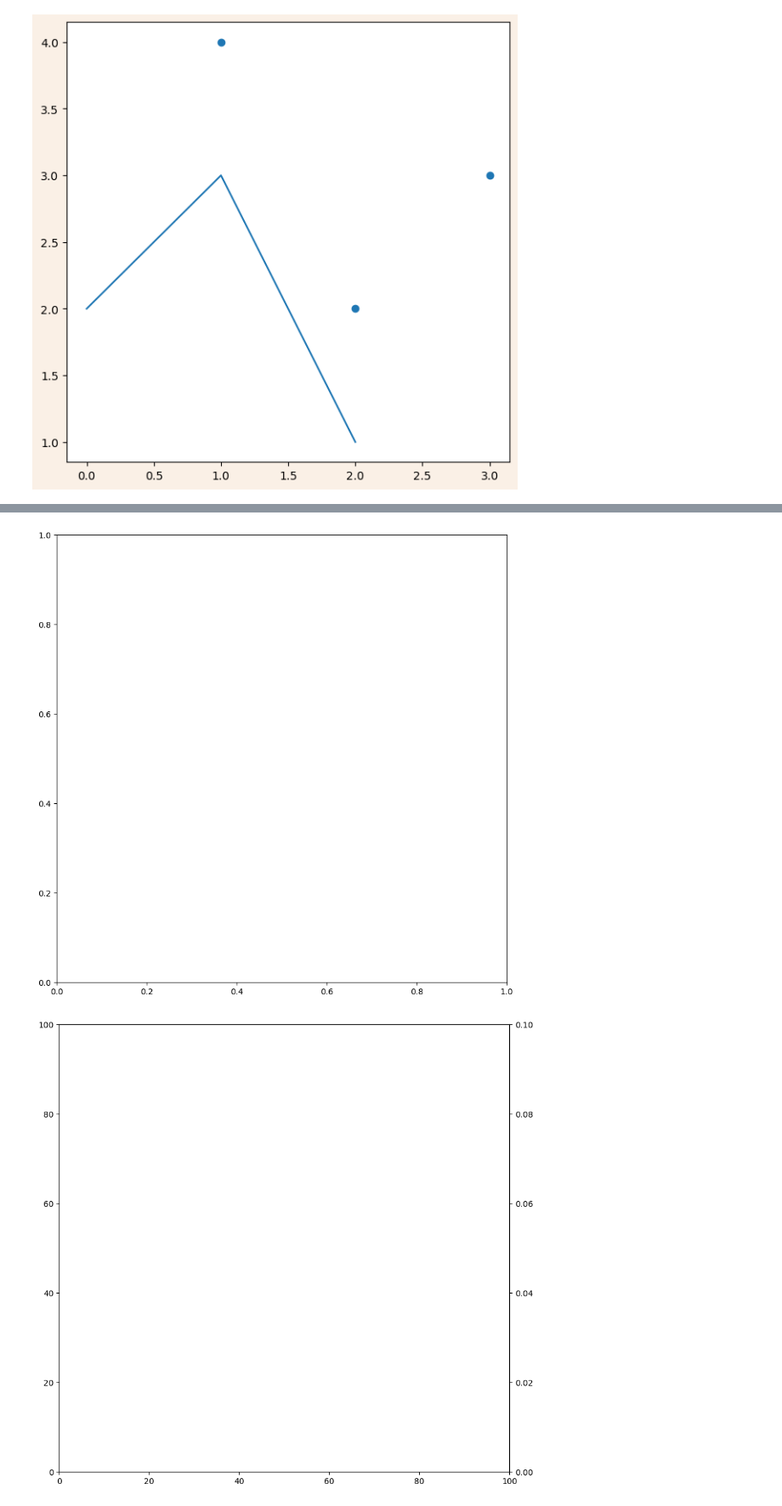
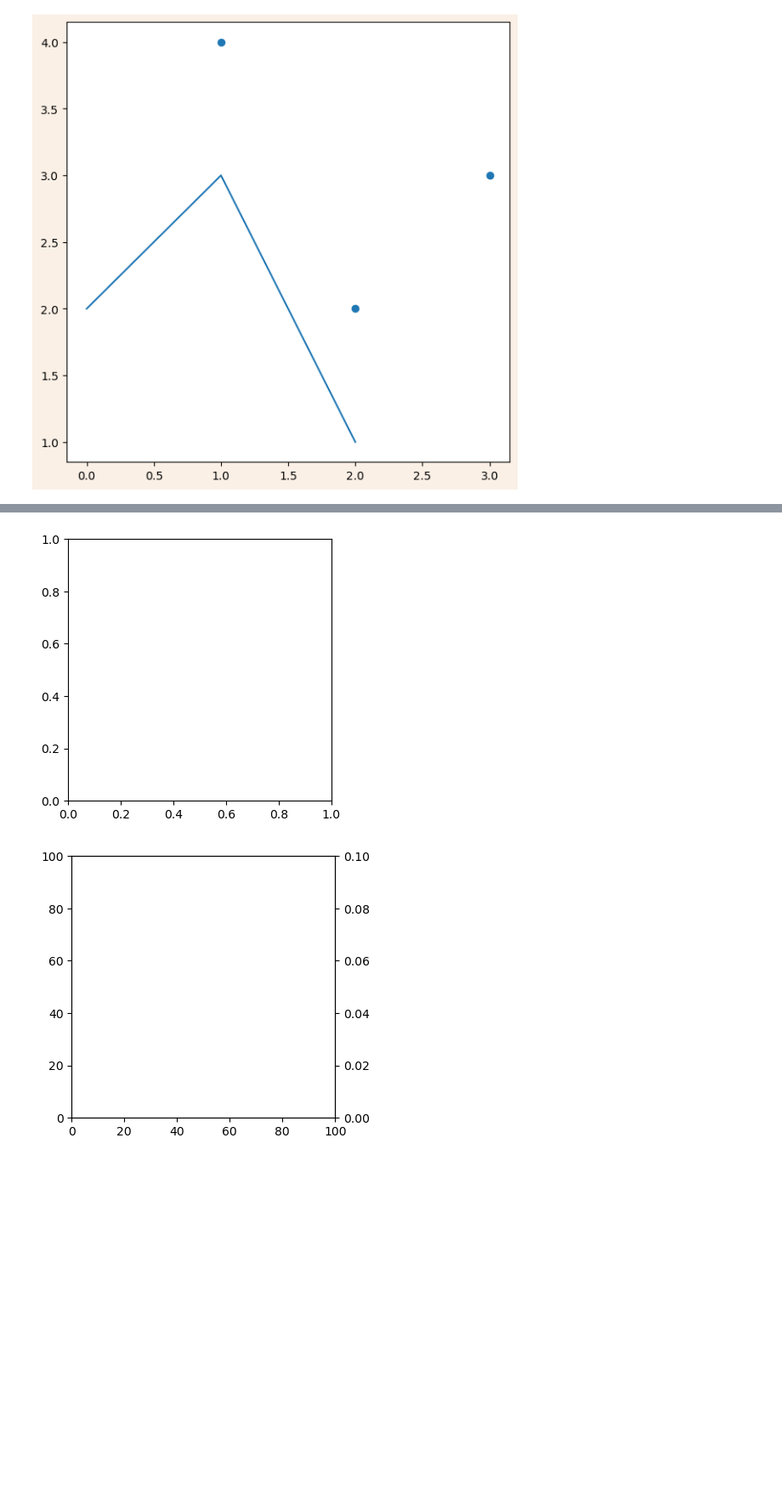
Before and after one commit to KimJuyoung23/1_sesac, a Jupyter notebook: 0918_1020/0918_matplotlib.ipynb, the cells around one changed output, grey strips where cells are left out. Shown at 85% size. Drawn from its saved outputs; the diff is of its cells as text; code cells hidden in the pictures; blank space fills up the shorter version.

```diff
--- a/0918_1020/0918_matplotlib.ipynb
+++ b/0918_1020/0918_matplotlib.ipynb
@@ -12,7 +12,7 @@ plt.show()
 # %% [output]
 [figure]
 # %%
-figsize = (7, 7)
+figsize = (4, 4)
 fig, ax = plt.subplots(figsize=figsize)
 
 fig.suptitle('Title of a Figure')
@@ -24,5 +24,5 @@ plt.show()
 # %%
-figsize = (7, 7)
+
 fig, ax = plt.subplots(figsize=figsize)
 
 ax.set_title('Title of a Ax')
@@ -34,5 +34,4 @@ plt.show()
 # %%
-figsize = (7, 7)
 fig, ax = plt.subplots(figsize=figsize)
 
 ax.set_xlabel('X label', fontsize=20)
@@ -43,5 +42,4 @@ plt.show()
 # %%
-figsize = (7, 7)
 fig, ax = plt.subplots(figsize=figsize)
 
 fig.suptitle('Title font-family=monospace', color='darkblue', fontfamily='monospace', alpha=0.3)
@@ -53,16 +51,15 @@ plt.show()
 # %%
-figsize = (10, 10)
 fig, ax = plt.subplots(figsize=figsize)
 
 fig = plt.figure(figsize=figsize)
 ax1 = fig.add_subplot()
 ax2 = ax1.twinx()
 ax2.set_xlim(0, 100)
 ax1.set_xlim(0, 100)
 ax1.set_ylim(0, 100)
 ax2.set_ylim(0, 0.1)
 plt.show()
 # %% [output]
-[figure, old version]
+[figure, new version]
-[figure, old version]
+[figure, new version]
 # %%
```
Also changed, not shown: parts of 23 cells of this notebook, 11 other files.
